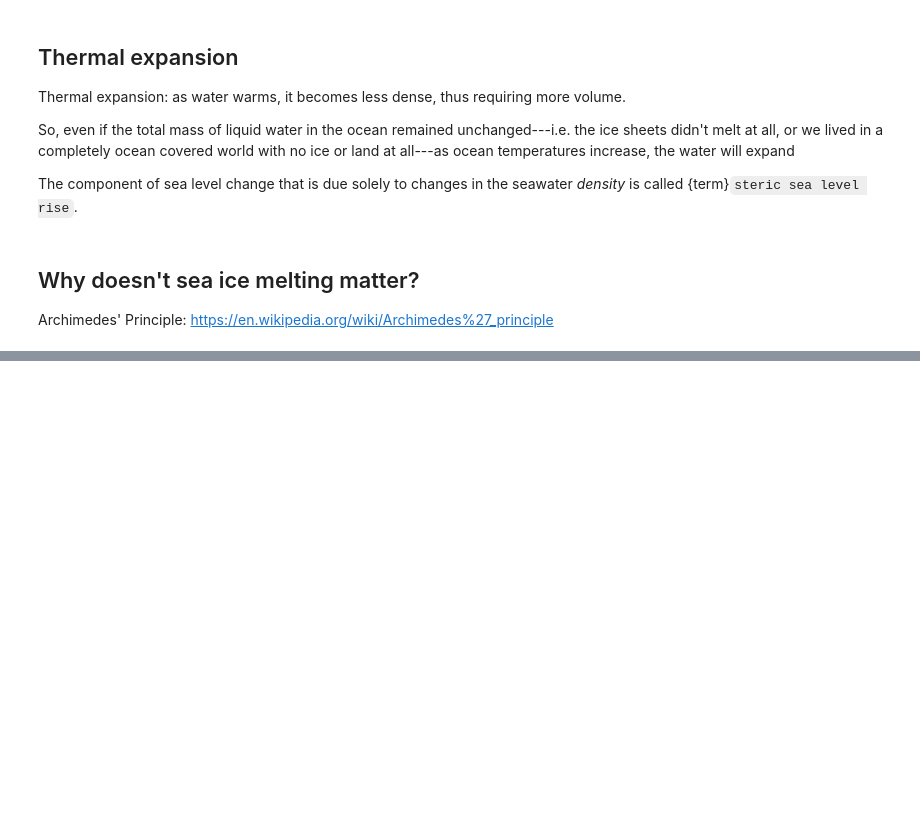
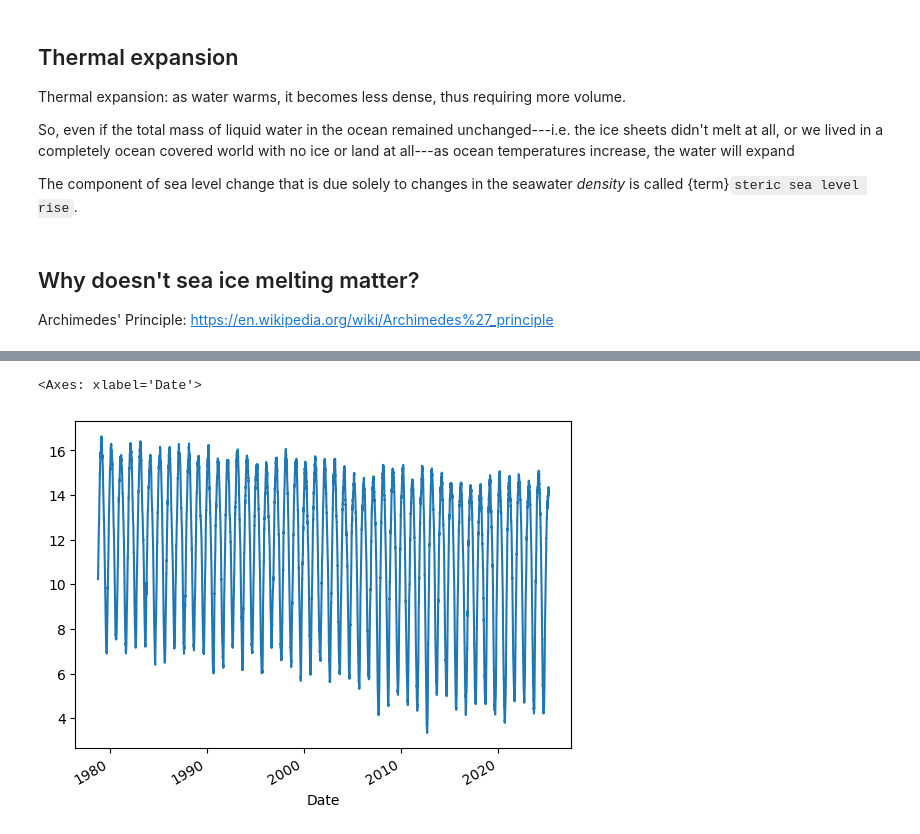
Before and after one commit to spencerahill/clim-change-course_2025, a Jupyter notebook: chapters/XX_main-content.ipynb, the cells around one changed output, grey strips where cells are left out. Drawn from its saved outputs; the diff is of its cells as text; code cells hidden in the pictures; blank space fills up the shorter version.

```diff
--- a/chapters/XX_main-content.ipynb
+++ b/chapters/XX_main-content.ipynb
@@ -80,0 +125,4 @@ Archimedes' Principle: https://en.wikipedia.org/wiki/Archimedes%27_principle
+# %%
+url = "https://noaadata.apps.nsidc.org/NOAA/G02135/north/daily/data/N_seaice_extent_daily_v3.0.csv"
+df = pd.read_csv(url, header=0, skiprows=[1])
+df
@@ -80,0 +147,13 @@ Archimedes' Principle: https://en.wikipedia.org/wiki/Archimedes%27_principle
+# %%
+# Load the data with proper headers and strip whitespace from column names
+df = pd.read_csv(url, header=0, skiprows=[1])
+df.columns = df.columns.str.strip()
+
+# Convert Year, Month, Day to datetime index
+df['Date'] = pd.to_datetime(df[['Year', 'Month', 'Day']])
+df = df.set_index('Date')
+
+# Drop the original Year, Month, Day columns
+df = df.drop(columns=['Year', 'Month', 'Day'])
+
+df.head()
@@ -80,0 +168,5 @@ Archimedes' Principle: https://en.wikipedia.org/wiki/Archimedes%27_principle
+# %%
+df["Extent"].plot()
+# %% [output]
+<Axes: xlabel='Date'>
+[figure, added]
```
Also changed, not shown: parts of 10 cells of this notebook.
